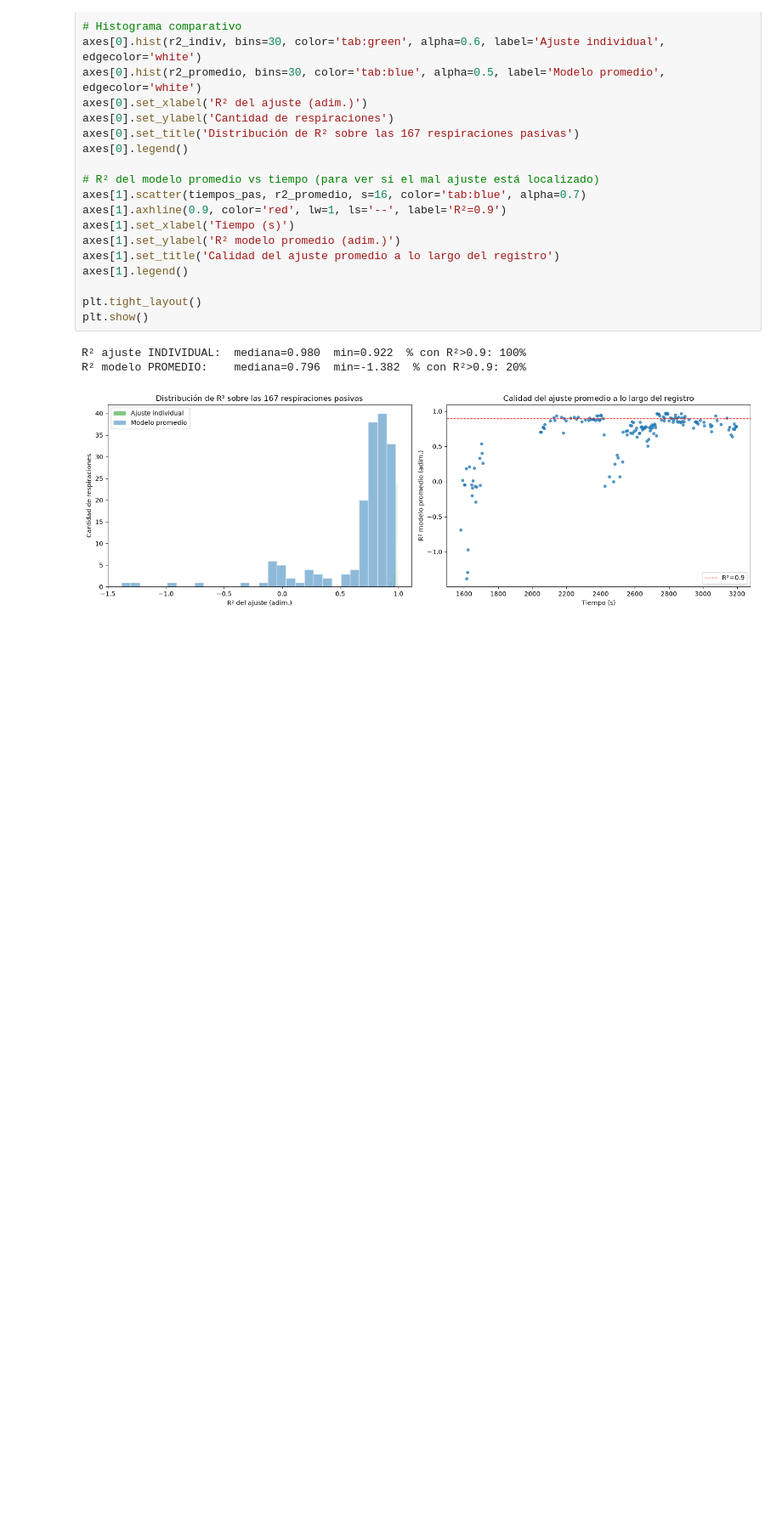
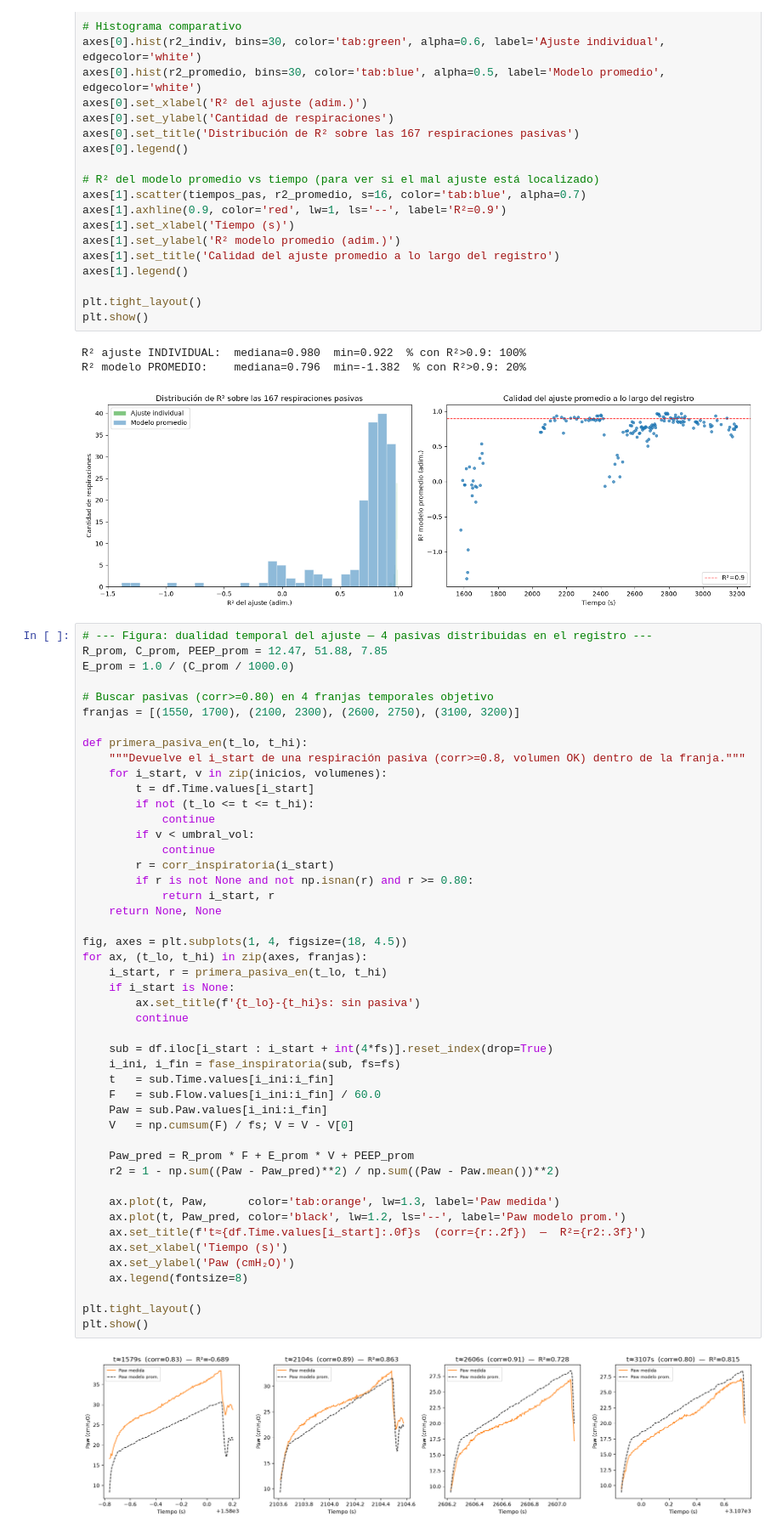
Before and after one commit to thiagomassone/TP_Vent_Mec, a Jupyter notebook: TP_final_consigna4.ipynb, the cells around one changed output. Shown at 85% size. Cells and saved outputs as stored; diff of their text form; blank space fills up the shorter version.

Commit message:
tp final - ultimas imagenes

```diff
--- a/TP_final_consigna4.ipynb
+++ b/TP_final_consigna4.ipynb
@@ -1011,3 +1011,52 @@ plt.show()
 R² ajuste INDIVIDUAL:  mediana=0.980  min=0.922  % con R²>0.9: 100%
 R² modelo PROMEDIO:    mediana=0.796  min=-1.382  % con R²>0.9: 20%
 [figure]
+# %%
+# --- Figura: dualidad temporal del ajuste — 4 pasivas distribuidas en el registro ---
+R_prom, C_prom, PEEP_prom = 12.47, 51.88, 7.85
+E_prom = 1.0 / (C_prom / 1000.0)
+
+# Buscar pasivas (corr>=0.80) en 4 franjas temporales objetivo
+franjas = [(1550, 1700), (2100, 2300), (2600, 2750), (3100, 3200)]
+
+def primera_pasiva_en(t_lo, t_hi):
+    """Devuelve el i_start de una respiración pasiva (corr>=0.8, volumen OK) dentro de la franja."""
+    for i_start, v in zip(inicios, volumenes):
+        t = df.Time.values[i_start]
+        if not (t_lo <= t <= t_hi):
+            continue
+        if v < umbral_vol:
+            continue
+        r = corr_inspiratoria(i_start)
+        if r is not None and not np.isnan(r) and r >= 0.80:
+            return i_start, r
+    return None, None
+
+fig, axes = plt.subplots(1, 4, figsize=(18, 4.5))
+for ax, (t_lo, t_hi) in zip(axes, franjas):
+    i_start, r = primera_pasiva_en(t_lo, t_hi)
+    if i_start is None:
+        ax.set_title(f'{t_lo}-{t_hi}s: sin pasiva')
+        continue
+
+    sub = df.iloc[i_start : i_start + int(4*fs)].reset_index(drop=True)
+    i_ini, i_fin = fase_inspiratoria(sub, fs=fs)
+    t   = sub.Time.values[i_ini:i_fin]
+    F   = sub.Flow.values[i_ini:i_fin] / 60.0
+    Paw = sub.Paw.values[i_ini:i_fin]
+    V   = np.cumsum(F) / fs; V = V - V[0]
+
+    Paw_pred = R_prom * F + E_prom * V + PEEP_prom
+    r2 = 1 - np.sum((Paw - Paw_pred)**2) / np.sum((Paw - Paw.mean())**2)
+
+    ax.plot(t, Paw,      color='tab:orange', lw=1.3, label='Paw medida')
+    ax.plot(t, Paw_pred, color='black', lw=1.2, ls='--', label='Paw modelo prom.')
+    ax.set_title(f't≈{df.Time.values[i_start]:.0f}s  (corr={r:.2f})  —  R²={r2:.3f}')
+    ax.set_xlabel('Tiempo (s)')
+    ax.set_ylabel('Paw (cmH₂O)')
+    ax.legend(fontsize=8)
+
+plt.tight_layout()
+plt.show()
+# %% [output]
+[figure, added]
```
Also changed, not shown: parts of 4 cells of this notebook.
